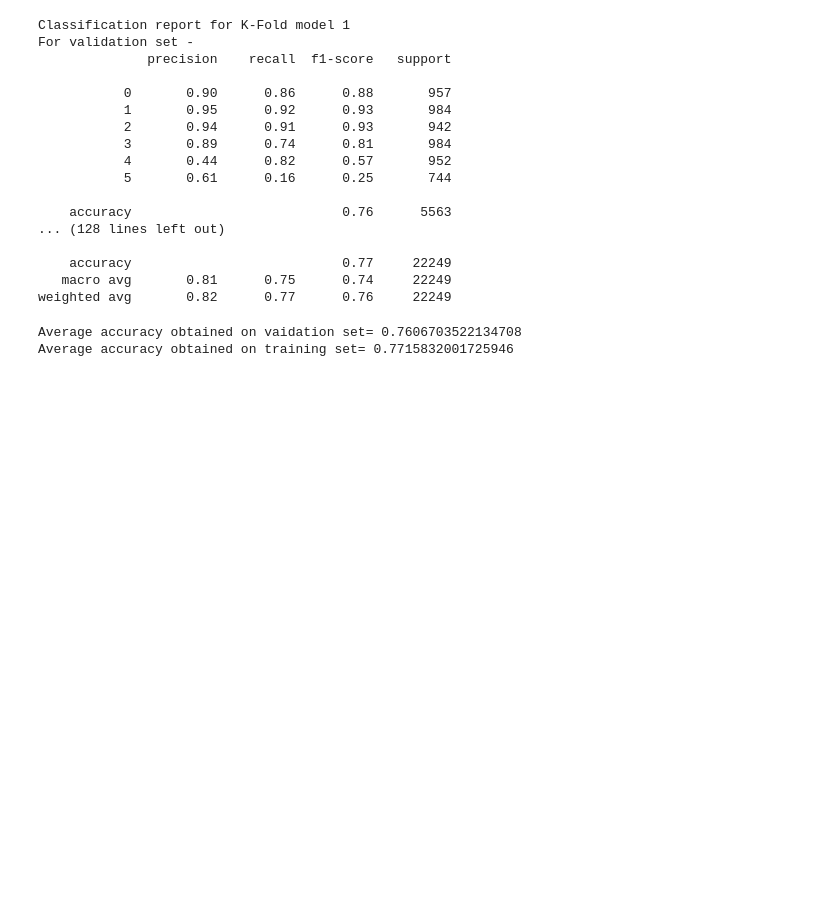
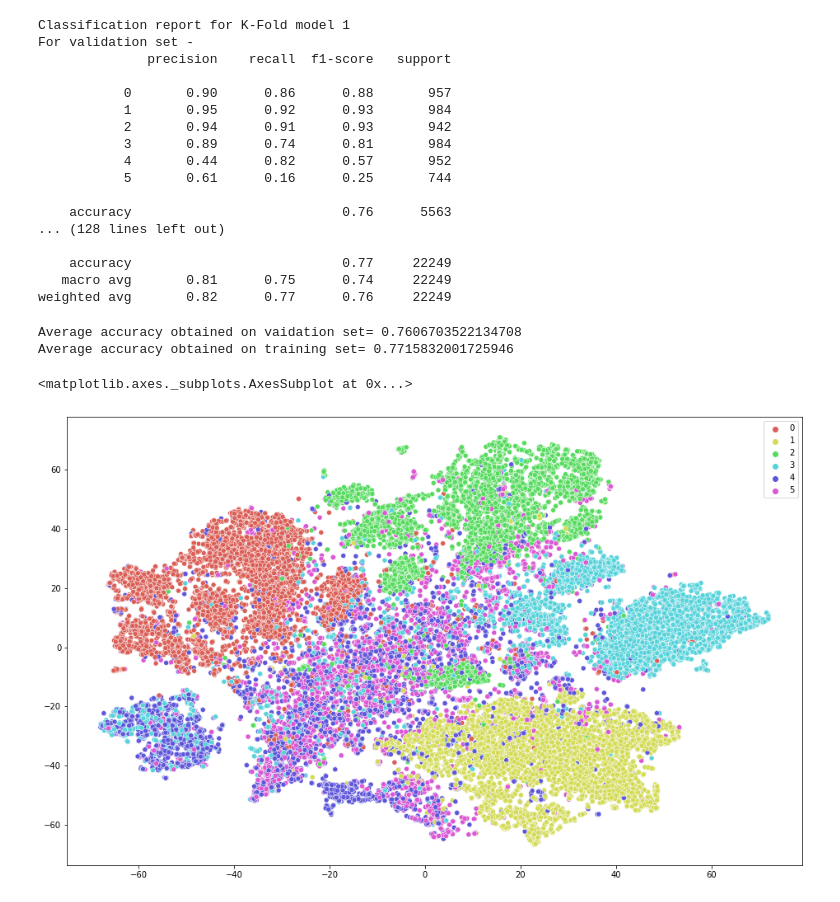
Before and after one commit to vishal19217/CyberBullying_Sentiment_Analysis, a Jupyter notebook: ML_Project_PreProcessing.ipynb, the cells around one changed output. Drawn from its saved outputs; the diff is of its cells as text; code cells hidden in the pictures; blank space fills up the shorter version.

Commit message:
Scatter Plot using TSNE for GloVe embedding added

```diff
--- a/ML_Project_PreProcessing.ipynb
+++ b/ML_Project_PreProcessing.ipynb
@@ -1126,3 +1126,16 @@ print("Average accuracy obtained on training set= "+str(avg_accuracy2))
 # %% [output]
 Average accuracy obtained on vaidation set= 0.7606703522134708
 Average accuracy obtained on training set= 0.7715832001725946
+# %%
+from sklearn.manifold import TSNE
+from sklearn.preprocessing import StandardScaler
+import seaborn as sns
+X_train = StandardScaler().fit_transform(X_train)
+tsne = TSNE(n_components = 2, random_state = 0)
+tsne_res = tsne.fit_transform(X_train)
+# %%
+plt.figure(figsize=(16, 10))
+sns.scatterplot(x = tsne_res[:,0], y = tsne_res[:,1], hue = Y_train_numpy, palette = sns.hls_palette(6), legend = 'full')
+# %% [output]
+<matplotlib.axes._subplots.AxesSubplot at 0x...>
+[figure, added]
```
